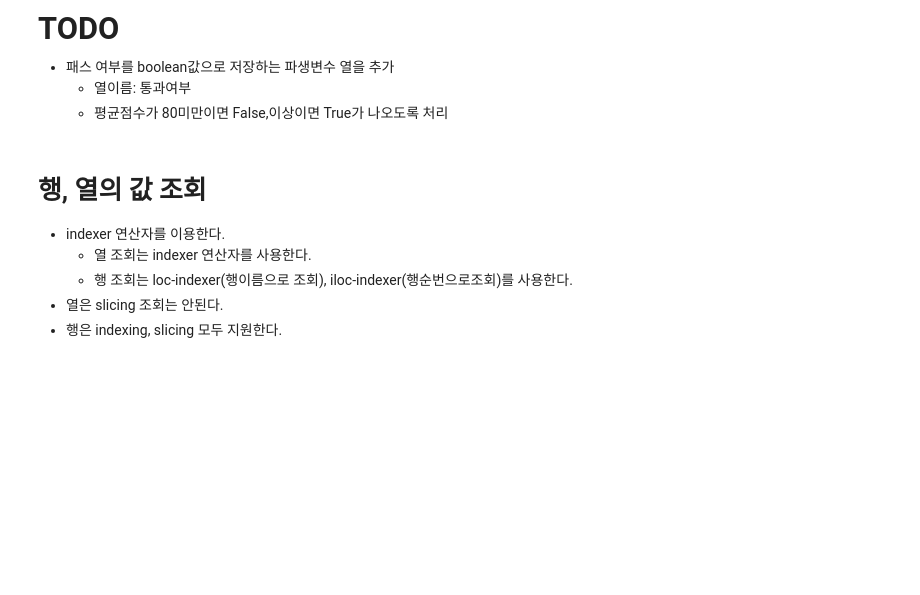
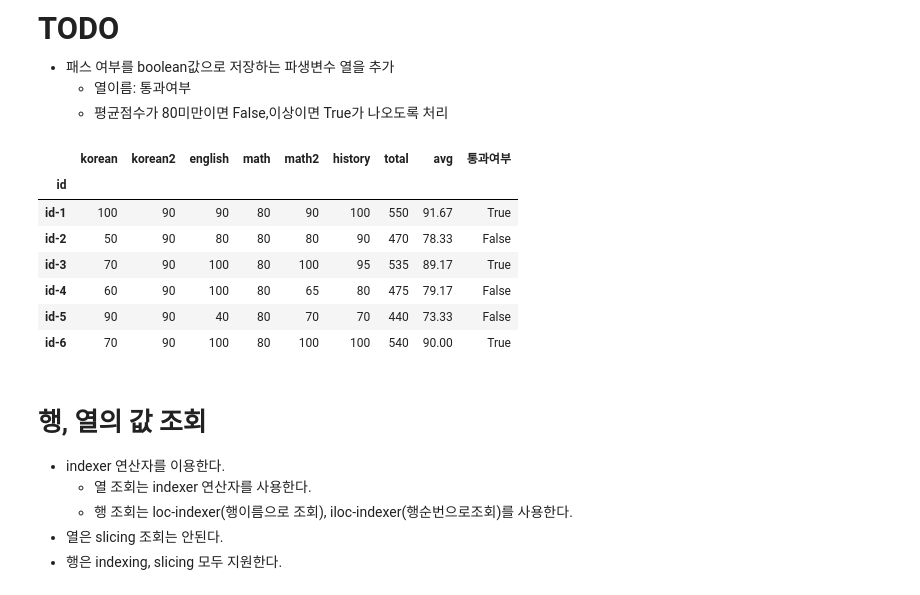
Before and after one commit to boogiewooki02/SKN13, a Jupyter notebook: 06_pandas_시각화/02_Pandas_DataFrame.ipynb, the cells around one changed output. Saved outputs shown, nothing was run; the diff lists cells and outputs as text; code cells hidden in the pictures; blank space fills up the shorter version.

```diff
--- a/06_pandas_시각화/02_Pandas_DataFrame.ipynb
+++ b/06_pandas_시각화/02_Pandas_DataFrame.ipynb
@@ -934,5 +521,5 @@ grade
 # %%
 # 행 추가
 # grade.loc['없는 index이름'] = 추가할 값 : 새로운 행을 추가.
-grade.loc[6] = ['id-6', 70, 100]
+grade.loc['id-6'] = [70, 100]
 grade
@@ -944,4 +549,4 @@ grade
 # %%
 # 행별로 다른 값을 넣어서 생성할 경우 행수와 동일한 개수의 값들를 리스트로 묶어서 전달
-grade['history'] = [100, 90, 95, 80, 70]
+grade['history'] = [100, 90, 95, 80, 70, 100]
 grade
@@ -953,7 +576,7 @@ grade
 # %%
 # 컬럼을 중간에 삽입. df.insert(위치, "컬럼이름", 값)
 grade.insert(1, "korean2", 90)
-# %%
-grade.insert(4, "math2", [90, 80, 100, 65, 70])
 # %%
 grade
+# %%
+grade.insert(4, "math2", [90, 80, 100, 65, 70, 100])
@@ -979,6 +636,18 @@ round(grade2.mean(axis=1), 2)
 -   패스 여부를 boolean값으로 저장하는 파생변수 열을 추가
     -   열이름: 통과여부
     -   평균점수가 80미만이면 False,이상이면 True가 나오도록 처리
+# %%
+grade2['통과여부'] = grade2['avg'] >= 80
+grade2
+# %% [output]
+|  | korean | korean2 | english | math | math2 | history | total | avg | 통과여부 |
+| id |  |  |  |  |  |  |  |  |  |
+| id-1 | 100 | 90 | 90 | 80 | 90 | 100 | 550 | 91.67 | True |
+| id-2 | 50 | 90 | 80 | 80 | 80 | 90 | 470 | 78.33 | False |
+| id-3 | 70 | 90 | 100 | 80 | 100 | 95 | 535 | 89.17 | True |
+| id-4 | 60 | 90 | 100 | 80 | 65 | 80 | 475 | 79.17 | False |
+| id-5 | 90 | 90 | 40 | 80 | 70 | 70 | 440 | 73.33 | False |
+| id-6 | 70 | 90 | 100 | 80 | 100 | 100 | 540 | 90.00 | True |
 # %% [markdown]
 # 행, 열의 값 조회
 
```
Also changed, not shown: parts of 85 cells of this notebook.
